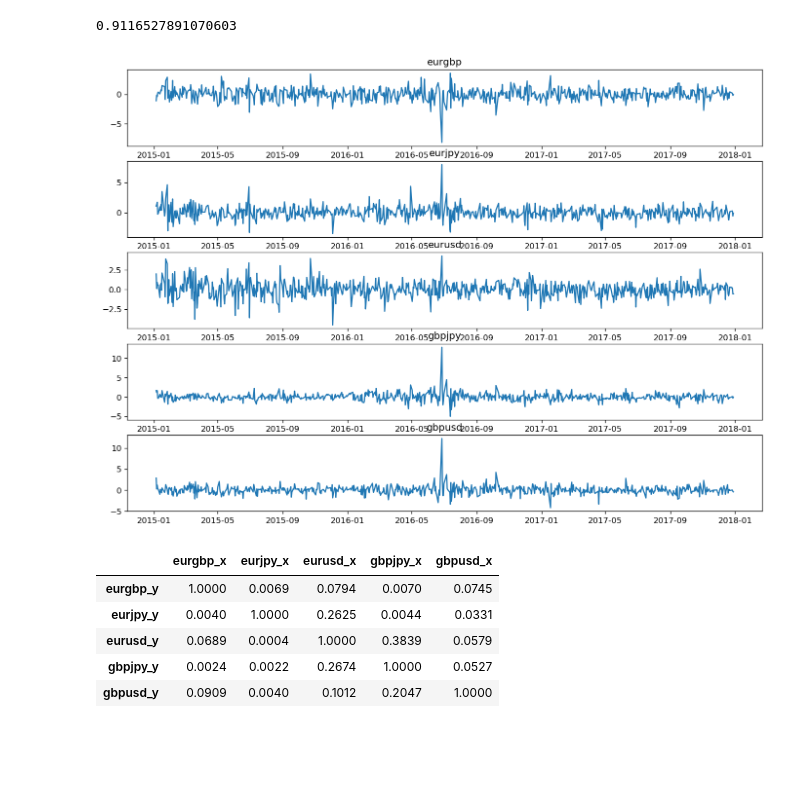
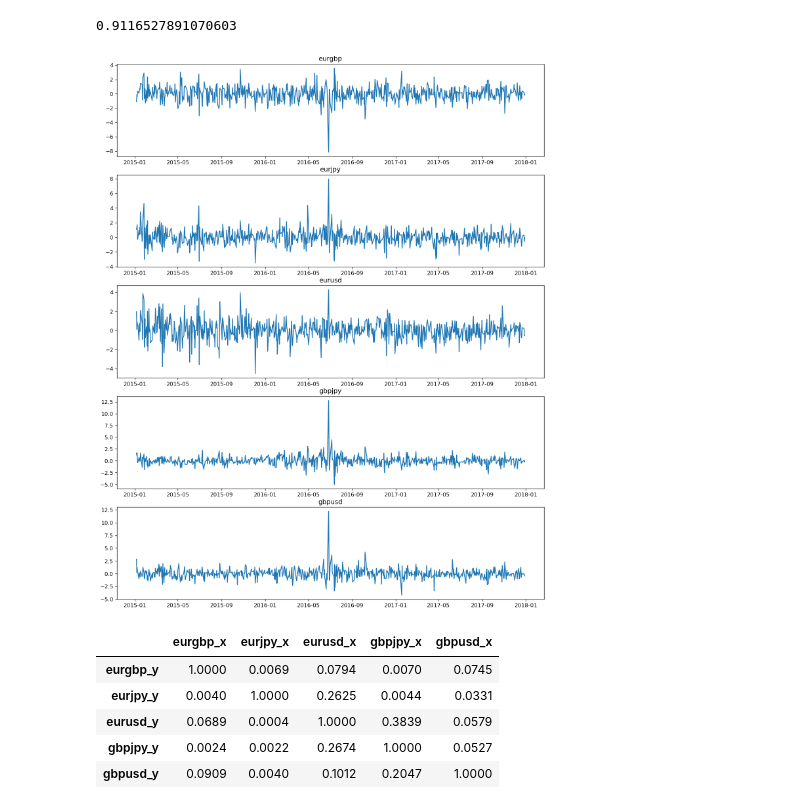
Before and after one commit to navin9292/Google_Wavenet-_Model, a Jupyter notebook: var_final.ipynb, the cells around one changed output. Drawn from its saved outputs; the diff is of its cells as text; code cells hidden in the pictures; blank space fills up the shorter version.

```diff
--- a/var_final.ipynb
+++ b/var_final.ipynb
@@ -222,12 +228,12 @@ cal_mase(data_tr['sp500'].values,
 0.9116527891070603
 # %%
 ## Plotting
-fig, axes = plt.subplots(nrows = len(currencies), dpi = 120, figsize = (14, 10))
+fig, axes = plt.subplots(nrows = len(currencies), dpi = 120, figsize = (14, 18))
 for ax, cur in zip(axes, currencies):
     ax.plot(data_tr[cur])
     ax.set_title(cur)
 # %% [output]
-[figure, old version]
+[figure, new version]
 # %%
 grangers_causation_matrix(data_tr[currencies], variables = data_tr[currencies].columns)
 # %% [output]
```
Also changed, not shown: parts of 24 cells of this notebook.
